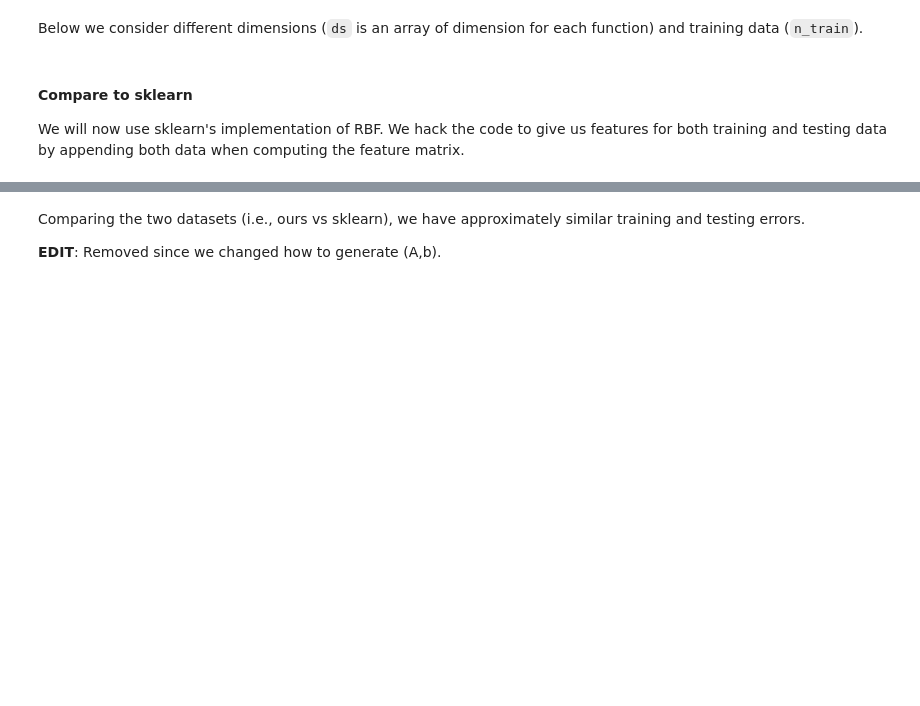
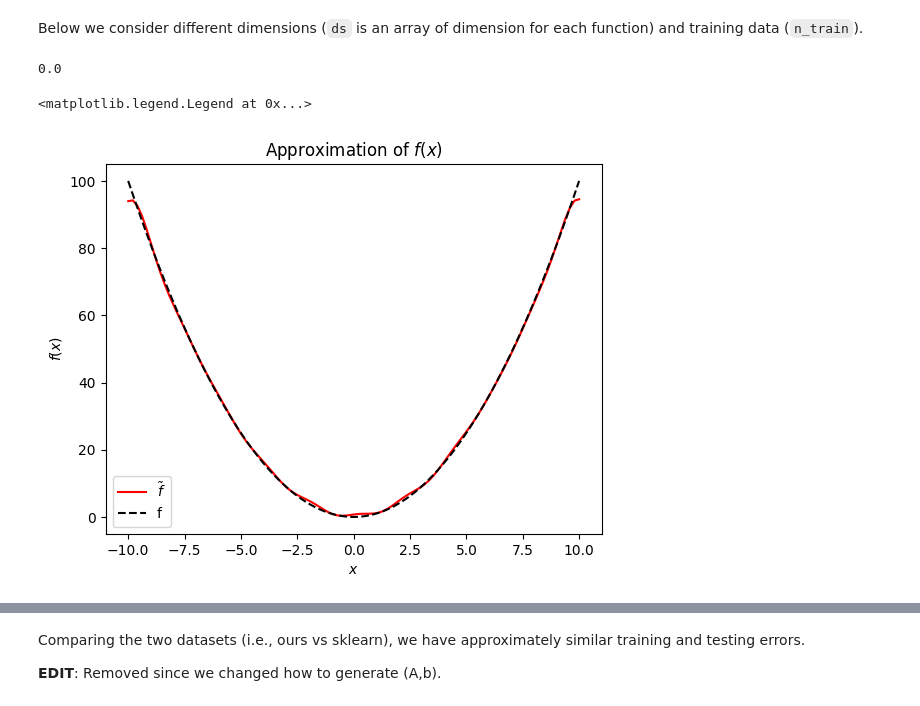
Before and after one commit to jucaleb4/RL-general-action-state, a Jupyter notebook: temp/function_approximation.ipynb, the cells around one changed output, grey strips where cells are left out. Saved outputs shown, nothing was run; the diff lists cells and outputs as text; code cells hidden in the pictures; blank space fills up the shorter version.

```diff
--- a/temp/function_approximation.ipynb
+++ b/temp/function_approximation.ipynb
@@ -375,44 +444,56 @@ def get_rbf_Ab(f, d, data_set):
 # %% [markdown]
 Below we consider different dimensions (`ds` is an array of dimension for each function) and training data (`n_train`).
 # %%
-ds = 100 * np.ones(5, dtype=int)
+ds = 400 * np.ones(5, dtype=int)
 n_train = 40
 n_test = 20
 model = Pipeline([
     # ("scalar", StandardScaler()),
-    ("reg", linear_model.LinearRegression())
-    # ("reg", linear_model.Ridge(alpha=.1))
+    # ("reg", linear_model.LinearRegression())
+    ("reg", linear_model.Ridge(alpha=.1))
 ])
-test(n, ds, n_train, n_test, get_rbf_Ab, model)
+model = linear_model.Ridge(alpha=.1)
+# test(n, ds, n_train, n_test, get_rbf_Ab, model)
 # %%
-i = 3
+i = 2
 f = locals()[f"f{i}"]
-d = ds[i-1]
+d = 100 # ds[i-1]
 seed = None
 
 # train to get weights
-rng = np.random.default_rng(seed)
+n_train = 100
+rng = np.random.default_rng(None)
 train_set = 20*rng.random(size=(n_train, n))-10
-(A_train, b_train) = get_rbf_Ab(f, d, train_set)
+train_set = np.linspace(-10,10,n_train,endpoint=True)
+train_set = np.atleast_2d(train_set).T
+(A_train, b_train) = get_rbf_Ab(f, d, train_set, seed=10)
+
+# TODO: What is difference between least squares and linear regression?
+# ANS: The issue is where we take our points to perform linear regression on
 model.fit(A_train, b_train)
-omega = model.named_steps['reg'].coef_
+# omega = model.named_steps['reg'].coef_
+# omega = la.lstsq(A_train, b_train, rcond=None)[0]
+omega = model.coef_
 
 # evaluate the model
-xs = np.linspace(-10, 10, 1000)
+xs = np.linspace(-10, 10, n_train, endpoint=True)
 eval_set = np.diag(xs) @ np.ones((len(xs), n))
-(A_eval, b_eval) = get_fourier_Ab(f, d, eval_set)
+(A_eval, b_eval) = get_rbf_Ab(f, d, eval_set, seed=10)
+
+print(la.norm(A_train-A_eval, ord='fro'))
 
 # plot
 ax = plt.subplot()
-ax.plot(xs, A_eval@omega, label=r"$\tilde{f}$", linestyle="solid", color="red")
+# ax.plot(xs, A_eval@omega, label=r"$\tilde{f}$", linestyle="solid", color="red")
+ax.plot(xs, model.predict(A_eval), label=r"$\tilde{f}$", linestyle="solid", color="red")
 ax.plot(xs, b_eval, label="f", linestyle="dashed", color="black")
 ax.set(
-    title=r"Approximation of $f(\alpha \mathbf{1}_n)$",
-    xlabel=r"$\alpha$",
-    ylabel=r"$f(\alpha \mathbf{1}_n)$"
+    title=r"Approximation of $f(x)$",
+    xlabel=r"$x$",
+    ylabel=r"$f(x)$"
 )
 ax.legend()
+# %% [output]
+0.0
+<matplotlib.legend.Legend at 0x...>
+[figure, added]
-# %% [markdown]
-#### Compare to sklearn
-
-We will now use sklearn's implementation of RBF. We hack the code to give us features for both training and testing data by appending both data when computing the feature matrix.
```
Also changed, not shown: parts of 19 cells of this notebook, 9 other files.
